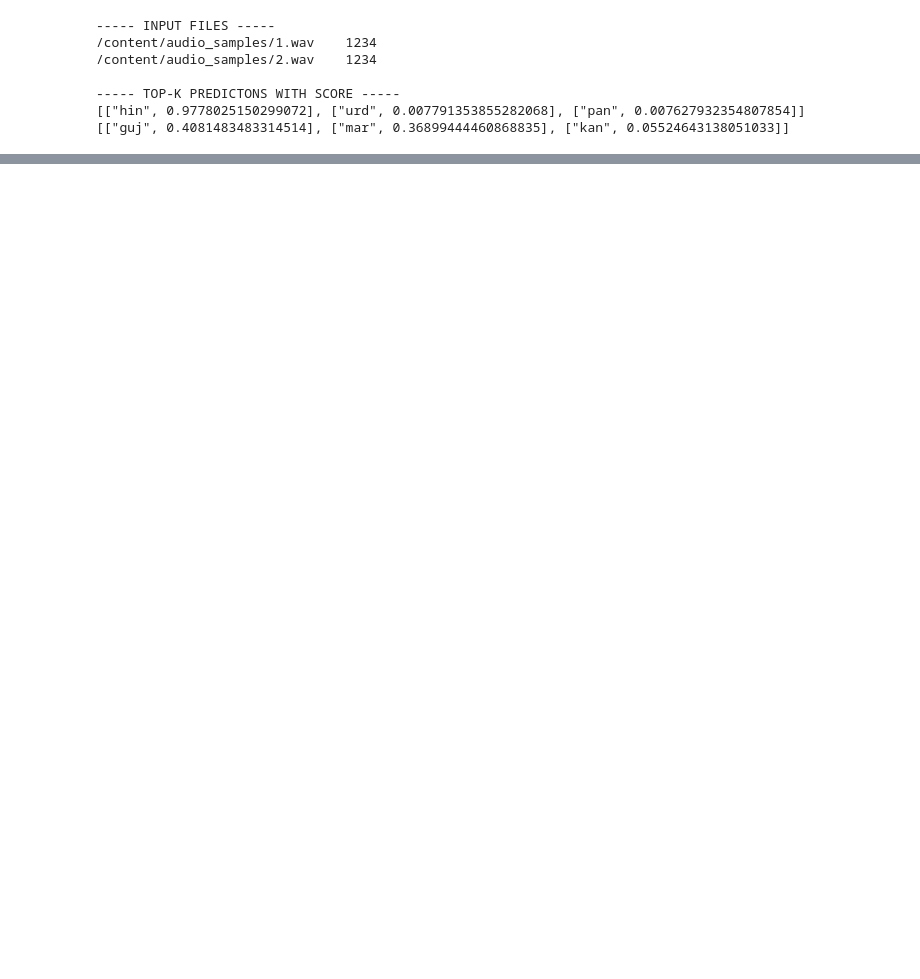
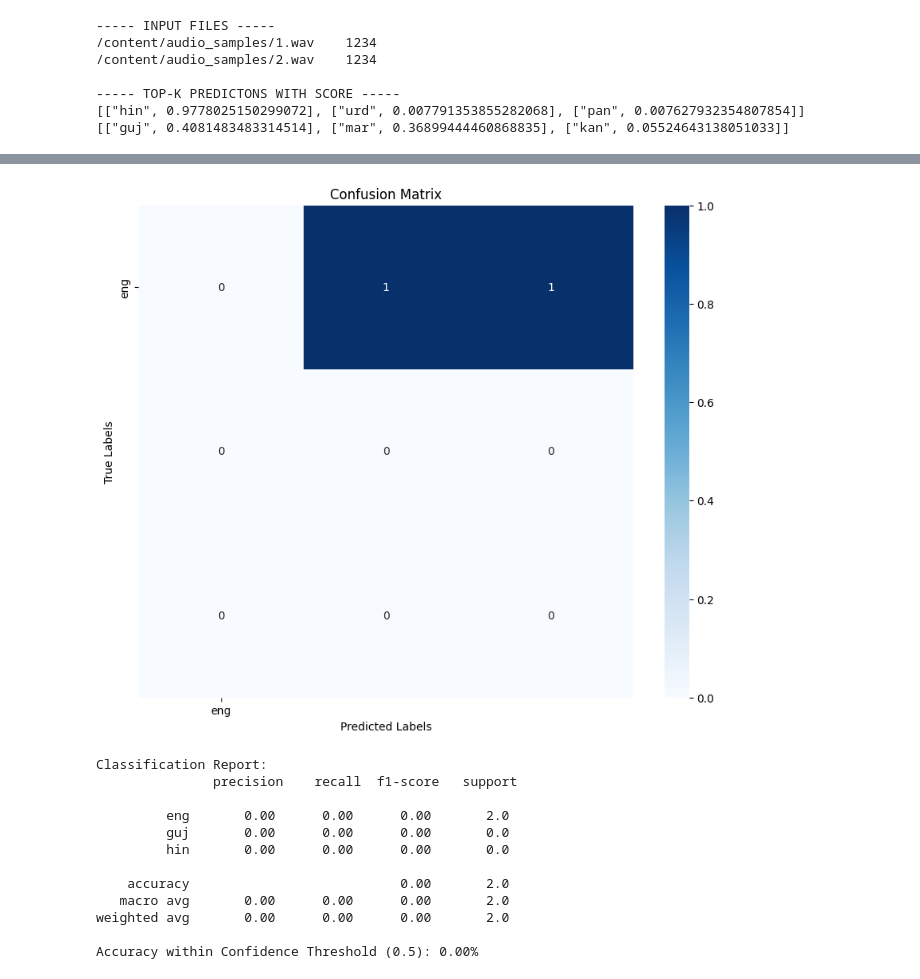
Before and after one commit to bhattacharya5/SpeechUnderstanding, a Jupyter notebook: 1_MMS_LID_Inference_Colab.ipynb, the cells around one changed output, grey strips where cells are left out. Drawn from its saved outputs; the diff is of its cells as text; code cells hidden in the pictures; blank space fills up the shorter version.

```diff
--- a/1_MMS_LID_Inference_Colab.ipynb
+++ b/1_MMS_LID_Inference_Colab.ipynb
@@ -137,0 +141,64 @@ print("\n----- TOP-K PREDICTONS WITH SCORE -----")
+# %%
+# Import necessary modules
+from sklearn.metrics import confusion_matrix as cm, classification_report as cr
+import seaborn as sns
+import matplotlib.pyplot as plt
+
+# Read ground truth labels from the manifest file
+ground_truth_file_path_modified = "/content/manifest/dev.lang"  # Update with the correct path
+with open(ground_truth_file_path_modified, 'r') as file:
+    ground_truth_labels_modified = [line.strip() for line in file]
+
+
+# Read predictions from the predictions.txt file
+predictions_file_path_modified = "/content/manifest/predictions.txt"  # Update with the correct path
+with open(predictions_file_path_modified, 'r') as file:
+    predictions_lines_modified = [eval(line.strip()) for line in file]
+# Extract predicted labels and confidence scores
+top_predictions_modified = [line[0] for line in predictions_lines_modified]
+
+
+# Ensure the lengths match before proceeding
+if len(ground_truth_labels_modified) != len(top_predictions_modified):
+    raise ValueError("Mismatch in the number of samples between ground truth and predictions.")
+
+# Extract only the top predicted labels
+predicted_labels_modified = [pred_mod[0] for pred_mod in top_predictions_modified]
+
+# Generate confusion matrix
+conf_matrix_modified = cm(ground_truth_labels_modified, predicted_labels_modified)
+
+# Visualize confusion matrix
+plt.figure(figsize=(10, 8))
+sns.heatmap(conf_matrix_modified, annot=True, fmt='d', cmap='Blues', xticklabels=sorted(set(ground_truth_labels_modified)), yticklabels=sorted(set(ground_truth_labels_modified)))
+plt.xlabel('Predicted Labels')
+plt.ylabel('True Labels')
+plt.title('Confusion Matrix')
+plt.show()
+
+# Generate classification report
+classification_report_modified = cr(ground_truth_labels_modified, predicted_labels_modified)
+print("Classification Report:\n", classification_report_modified)
+
+confidence_threshold_modified = 0.5
+high_confidence_predictions_modified = [pred_mod[0] if pred_mod[1] >= confidence_threshold_modified else 'unknown' for pred_mod in top_predictions_modified]
+
+# Calculate accuracy within confidence threshold
+high_confidence_correct_predictions_modified = [pred_mod == gt_mod for pred_mod, gt_mod in zip(high_confidence_predictions_modified, ground_truth_labels_modified)]
+high_confidence_accuracy_modified = sum(high_confidence_correct_predictions_modified) / len(high_confidence_correct_predictions_modified)
+
+print(f"Accuracy within Confidence Threshold ({confidence_threshold_modified}): {high_confidence_accuracy_modified * 100:.2f}%")
+# %% [output]
+[figure, added]
+Classification Report:
+               precision    recall  f1-score   support
+
+         eng       0.00      0.00      0.00       2.0
+         guj       0.00      0.00      0.00       0.0
+         hin       0.00      0.00      0.00       0.0
+
+    accuracy                           0.00       2.0
+   macro avg       0.00      0.00      0.00       2.0
+weighted avg       0.00      0.00      0.00       2.0
+
+Accuracy within Confidence Threshold (0.5): 0.00%
```
Also changed, not shown: parts of 6 cells of this notebook.
